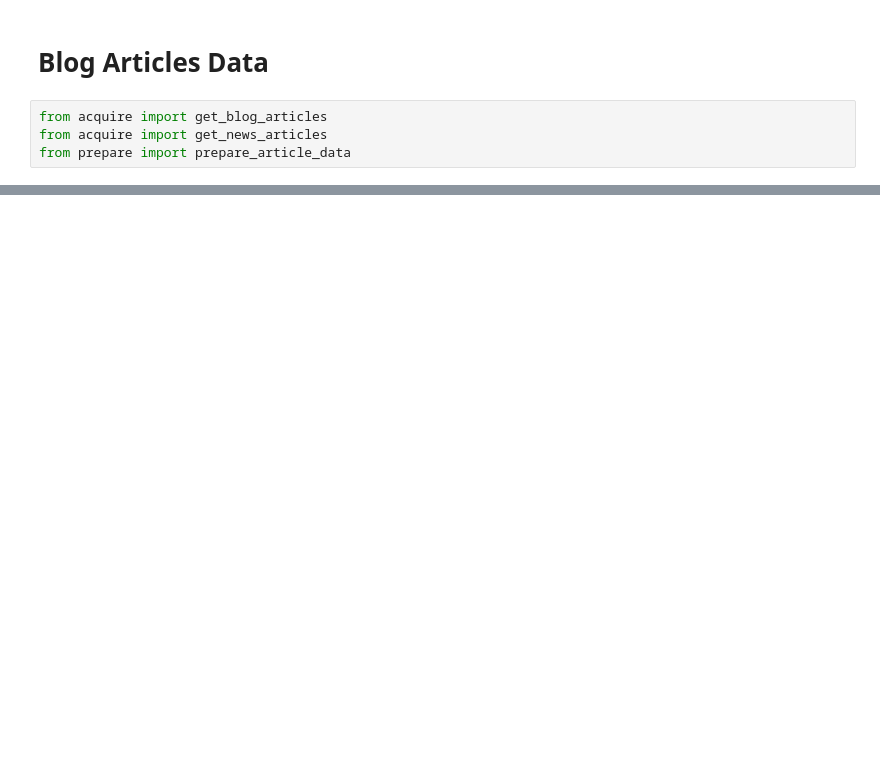
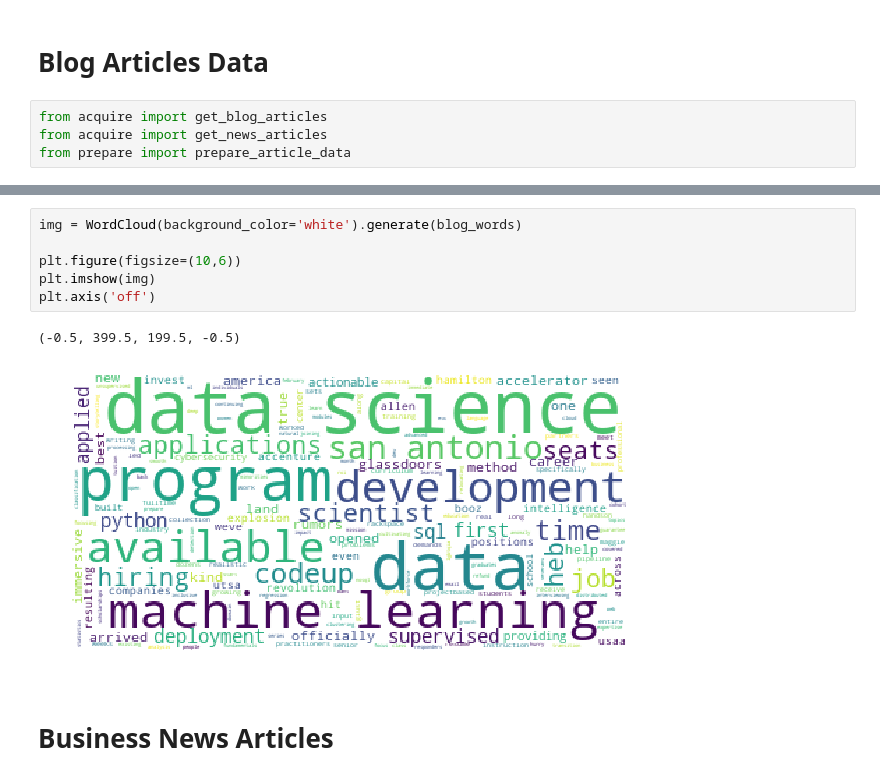
Before and after one commit to escalante-eric/ds-methodologies-exercises, a Jupyter notebook: NLP/explore.ipynb, the cells around one changed output, grey strips where cells are left out. Saved outputs shown, nothing was run; the diff lists cells and outputs as text; blank space fills up the shorter version.

```diff
--- a/NLP/explore.ipynb
+++ b/NLP/explore.ipynb
@@ -159,0 +206,11 @@ OSError: [E050] Can't find model 'en'. It doesn't seem to be a shortcut link, a
+# %%
+img = WordCloud(background_color='white').generate(blog_words)
+
+plt.figure(figsize=(10,6))
+plt.imshow(img)
+plt.axis('off')
+# %% [output]
+(-0.5, 399.5, 199.5, -0.5)
+[figure, added]
+# %% [markdown]
+# Business News Articles
```
Also changed, not shown: parts of 14 cells of this notebook, 4 other files.
